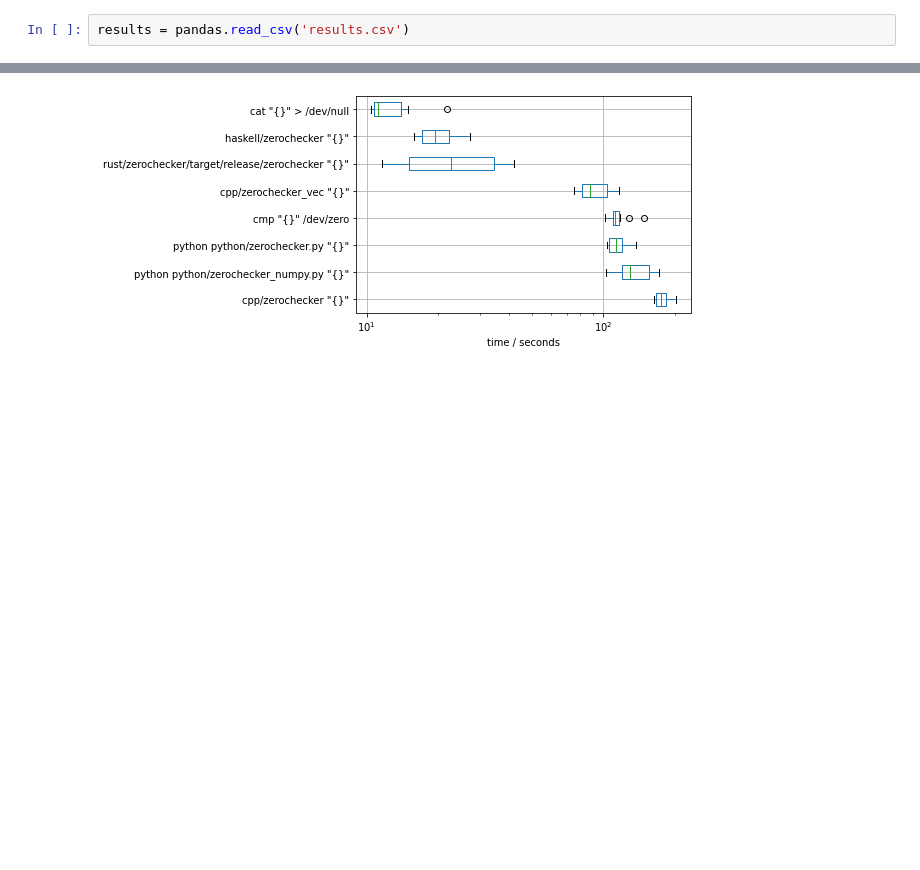
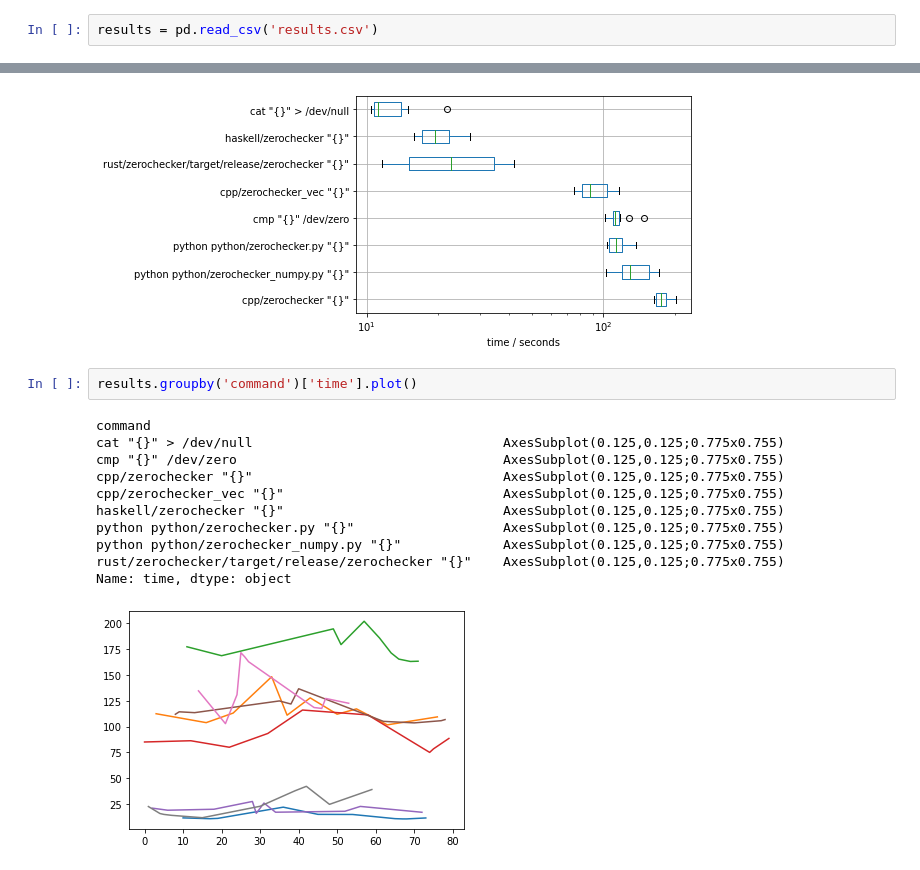
Before and after one commit to alchemyst/zerocheck, a Jupyter notebook: Analyse results.ipynb, the cells around one changed output, grey strips where cells are left out. Saved outputs shown, nothing was run; the diff lists cells and outputs as text; blank space fills up the shorter version.

```diff
--- a/Analyse results.ipynb
+++ b/Analyse results.ipynb
@@ -3,7 +3,7 @@ import pandas as pd
 # %%
 %matplotlib inline
 # %%
-results = pandas.read_csv('results.csv')
+results = pd.read_csv('results.csv')
 # %%
 import matplotlib.pyplot as plt
 # %%
@@ -17,3 +17,17 @@ plt.xlabel('time / seconds')
 plt.gca().set_xscale('log')
 # %% [output]
 [figure]
+# %%
+results.groupby('command')['time'].plot()
+# %% [output]
+command
+cat "{}" > /dev/null                                AxesSubplot(0.125,0.125;0.775x0.755)
+cmp "{}" /dev/zero                                  AxesSubplot(0.125,0.125;0.775x0.755)
+cpp/zerochecker "{}"                                AxesSubplot(0.125,0.125;0.775x0.755)
+cpp/zerochecker_vec "{}"                            AxesSubplot(0.125,0.125;0.775x0.755)
+haskell/zerochecker "{}"                            AxesSubplot(0.125,0.125;0.775x0.755)
+python python/zerochecker.py "{}"                   AxesSubplot(0.125,0.125;0.775x0.755)
+python python/zerochecker_numpy.py "{}"             AxesSubplot(0.125,0.125;0.775x0.755)
+rust/zerochecker/target/release/zerochecker "{}"    AxesSubplot(0.125,0.125;0.775x0.755)
+Name: time, dtype: object
+[figure, added]
```
Also changed, not shown: 2 other files.
